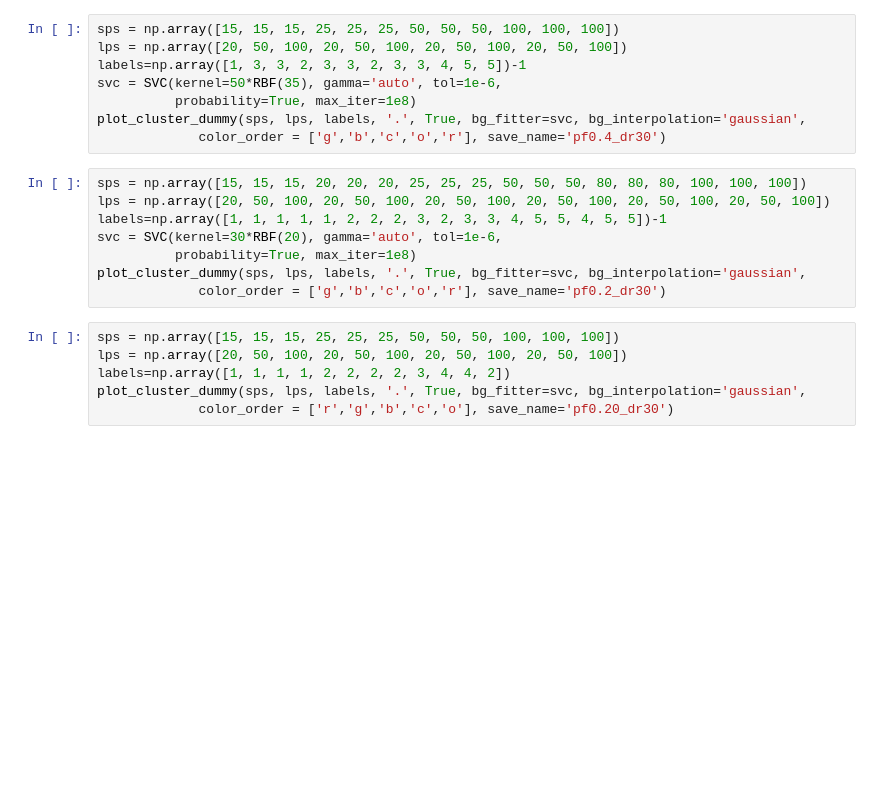
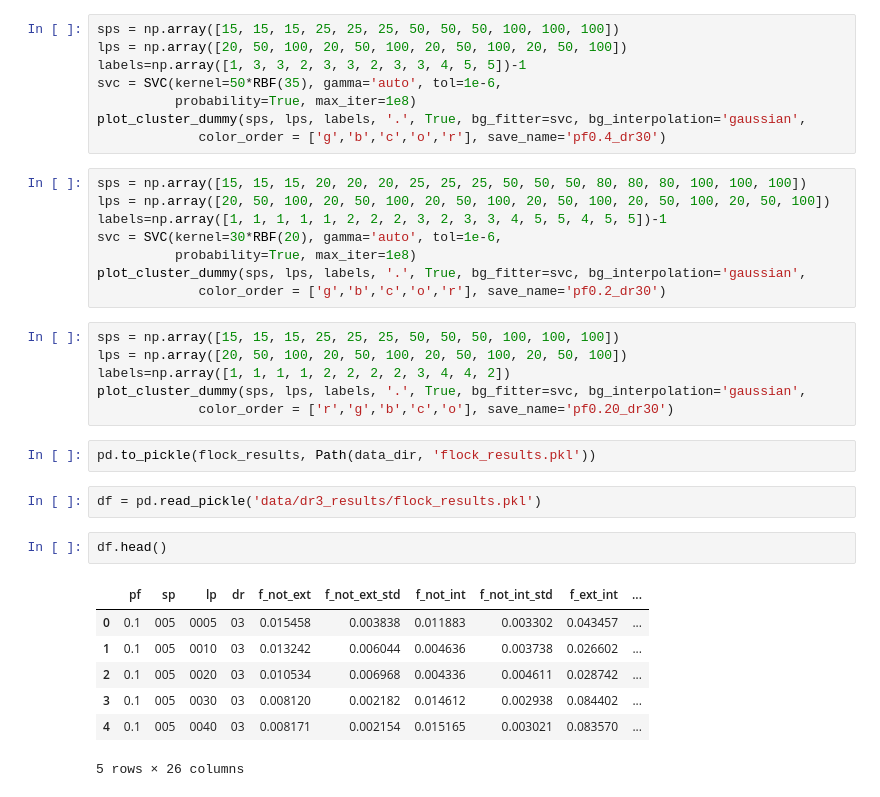
Before and after one commit to jeffmm/simcore, a Jupyter notebook: analysis/sc_analysis.ipynb, the cells around one changed output. Saved outputs shown, nothing was run; the diff lists cells and outputs as text; blank space fills up the shorter version.

```diff
--- a/analysis/sc_analysis.ipynb
+++ b/analysis/sc_analysis.ipynb
@@ -794,3 +838,17 @@ lps = np.array([20, 50, 100, 20, 50, 100, 20, 50, 100, 20, 50, 100])
 labels=np.array([1, 1, 1, 1, 2, 2, 2, 2, 3, 4, 4, 2])
 plot_cluster_dummy(sps, lps, labels, '.', True, bg_fitter=svc, bg_interpolation='gaussian',
              color_order = ['r','g','b','c','o'], save_name='pf0.20_dr30')
+# %%
+pd.to_pickle(flock_results, Path(data_dir, 'flock_results.pkl'))
+# %%
+df = pd.read_pickle('data/dr3_results/flock_results.pkl')
+# %%
+df.head()
+# %% [output]
+|  | pf | sp | lp | dr | f_not_ext | f_not_ext_std | f_not_int | f_not_int_std | f_ext_int | ... |
+| 0 | 0.1 | 005 | 0005 | 03 | 0.015458 | 0.003838 | 0.011883 | 0.003302 | 0.043457 | ... |
+| 1 | 0.1 | 005 | 0010 | 03 | 0.013242 | 0.006044 | 0.004636 | 0.003738 | 0.026602 | ... |
+| 2 | 0.1 | 005 | 0020 | 03 | 0.010534 | 0.006968 | 0.004336 | 0.004611 | 0.028742 | ... |
+| 3 | 0.1 | 005 | 0030 | 03 | 0.008120 | 0.002182 | 0.014612 | 0.002938 | 0.084402 | ... |
+| 4 | 0.1 | 005 | 0040 | 03 | 0.008171 | 0.002154 | 0.015165 | 0.003021 | 0.083570 | ... |
+5 rows × 26 columns
```
Also changed, not shown: parts of 10 cells of this notebook, 6 other files.
